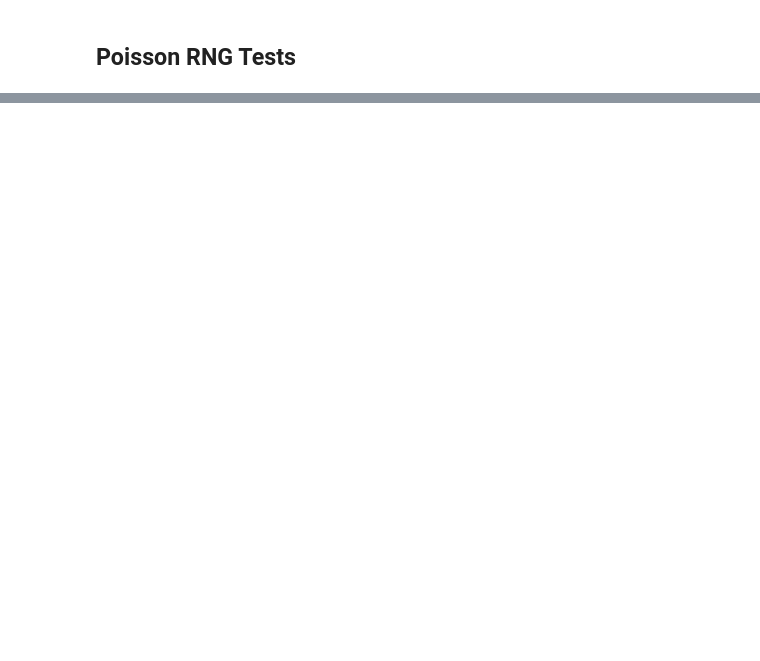
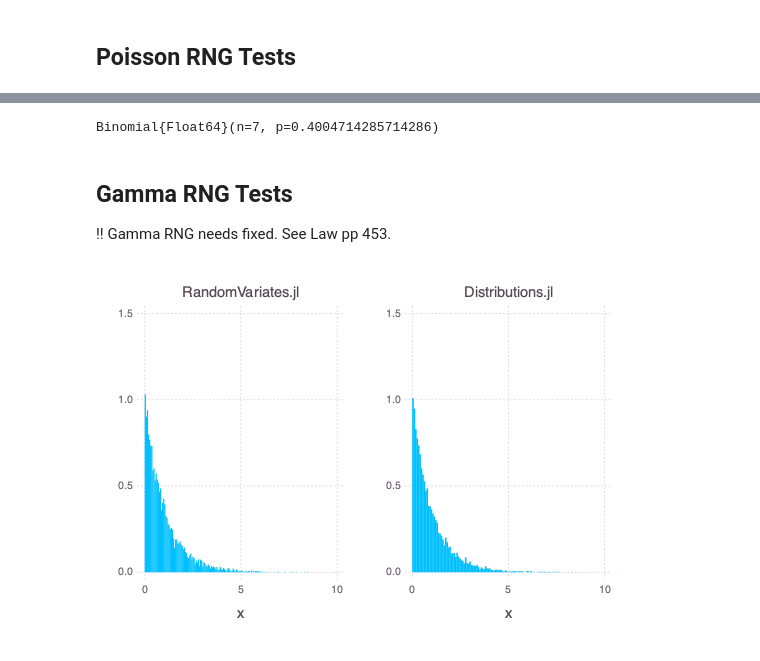
Before and after one commit to chris-santiago/RandomVariates.jl, a Jupyter notebook: notebooks/tests.ipynb, the cells around one changed output, grey strips where cells are left out. Drawn from its saved outputs; the diff is of its cells as text; code cells hidden in the pictures; blank space fills up the shorter version.

```diff
--- a/notebooks/tests.ipynb
+++ b/notebooks/tests.ipynb
@@ -199,0 +248,20 @@ Geometric{Float64}(p=0.30140454518054133)
+# %%
+fit(Binomial, 7, vec(x))
+# %% [output]
+Binomial{Float64}(n=7, p=0.4004714285714286)
+# %% [markdown]
+## Gamma RNG Tests
+
+!! Gamma RNG needs fixed. See Law pp 453.
+# %%
+x = expon_rng(1, 10000)  # Interesting! Expon(1) ~ Gamma(1,1)
+d = Gamma(1,1)
+y = rand(d, 10000)
+xmin, xmax = (0, 10)
+ymax = nothing
+
+p1 = plot(x=x, Geom.histogram(density=true), Guide.title("RandomVariates.jl"), Coord.cartesian(xmin=xmin, xmax=xmax, ymax=ymax))
+p2 = plot(x=y, Geom.histogram(density=true), Guide.title("Distributions.jl"), Coord.cartesian(xmin=xmin, xmax=xmax, ymax=ymax))
+hstack(p1, p2)
+# %% [output]
+[figure, added]
```
Also changed, not shown: parts of 25 cells of this notebook.
